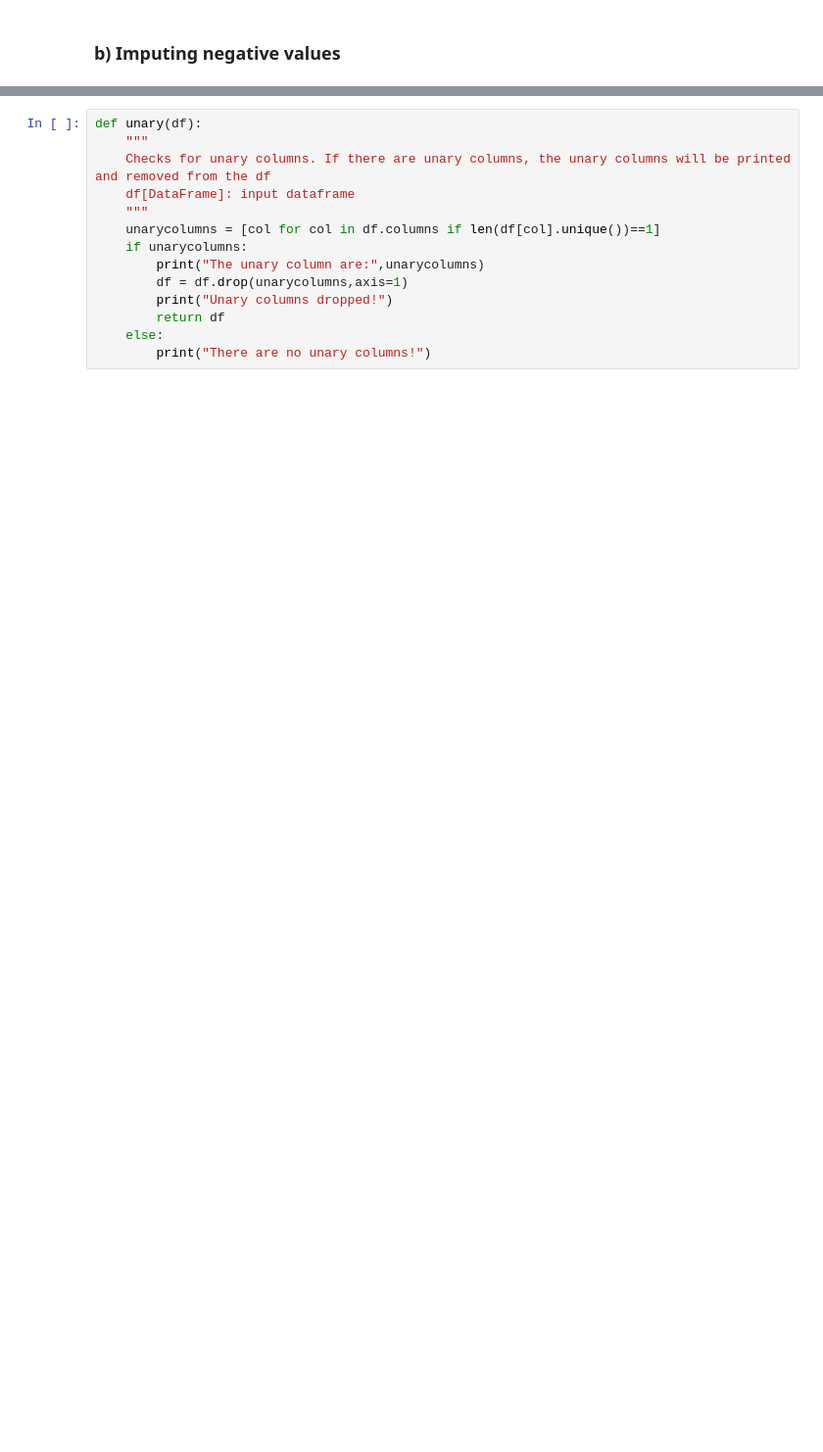
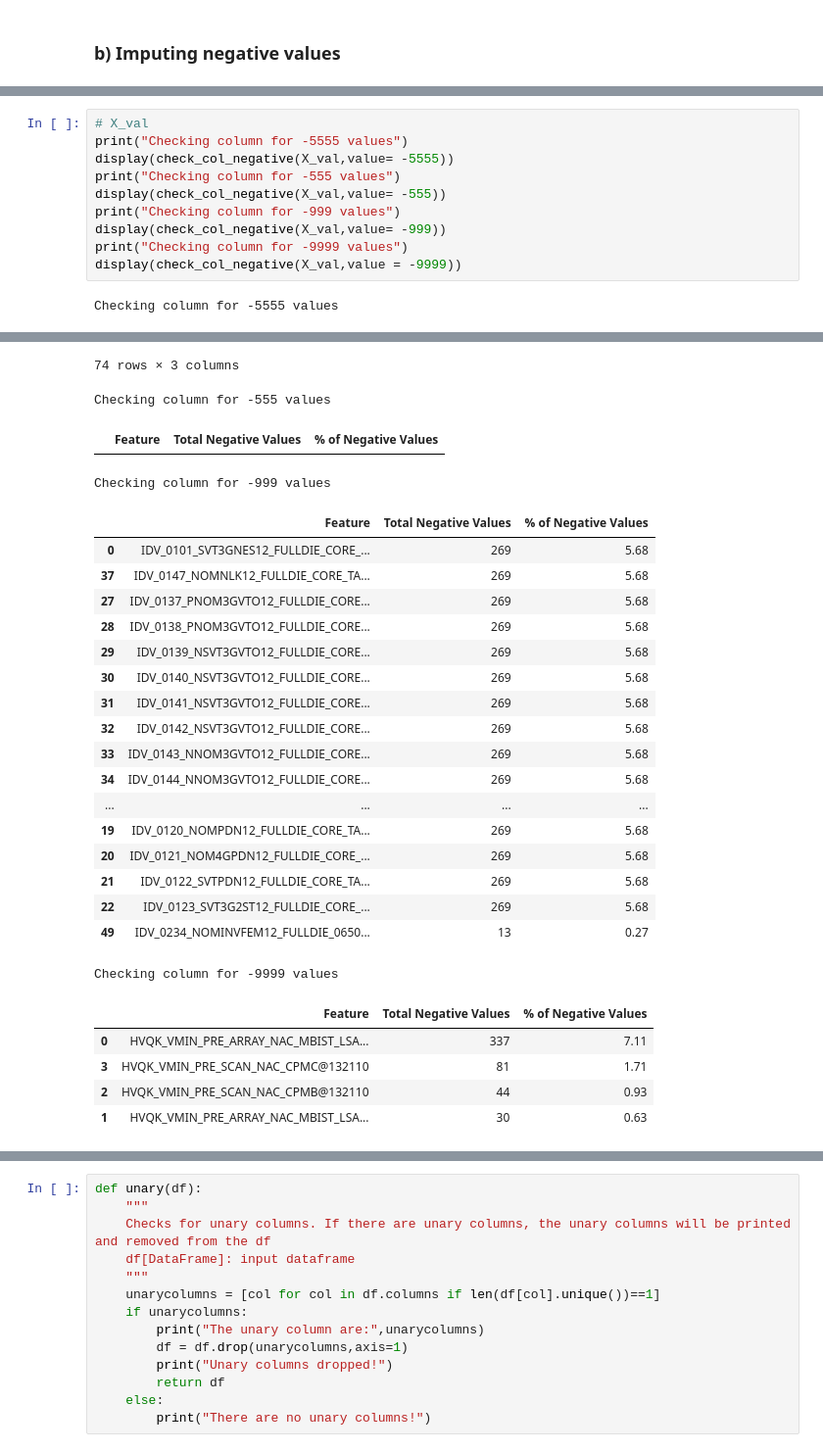
Before and after one commit to NicoleNL/ML-Speckle, a Jupyter notebook: MLSpeckle_20220106.ipynb, the cells around one changed output, grey strips where cells are left out. Shown at 98% size. Drawn from its saved outputs; the diff is of its cells as text; blank space fills up the shorter version.

```diff
--- a/MLSpeckle_20220106.ipynb
+++ b/MLSpeckle_20220106.ipynb
@@ -593,0 +909,12 @@ df = pd.read_csv(path+"df_NegativeValueHandled.csv")
+# %%
+# X_val
+print("Checking column for -5555 values")
+display(check_col_negative(X_val,value= -5555))
+print("Checking column for -555 values")
+display(check_col_negative(X_val,value= -555))
+print("Checking column for -999 values")
+display(check_col_negative(X_val,value= -999))
+print("Checking column for -9999 values")
+display(check_col_negative(X_val,value = -9999))
+# %% [output]
+Checking column for -5555 values
@@ -593,0 +933,27 @@ df = pd.read_csv(path+"df_NegativeValueHandled.csv")
+74 rows × 3 columns
+Checking column for -555 values
+|  | Feature | Total Negative Values | % of Negative Values |
+Checking column for -999 values
+|  | Feature | Total Negative Values | % of Negative Values |
+| 0 | IDV_0101_SVT3GNES12_FULLDIE_CORE_... | 269 | 5.68 |
+| 37 | IDV_0147_NOMNLK12_FULLDIE_CORE_TA... | 269 | 5.68 |
+| 27 | IDV_0137_PNOM3GVTO12_FULLDIE_CORE... | 269 | 5.68 |
+| 28 | IDV_0138_PNOM3GVTO12_FULLDIE_CORE... | 269 | 5.68 |
+| 29 | IDV_0139_NSVT3GVTO12_FULLDIE_CORE... | 269 | 5.68 |
+| 30 | IDV_0140_NSVT3GVTO12_FULLDIE_CORE... | 269 | 5.68 |
+| 31 | IDV_0141_NSVT3GVTO12_FULLDIE_CORE... | 269 | 5.68 |
+| 32 | IDV_0142_NSVT3GVTO12_FULLDIE_CORE... | 269 | 5.68 |
+| 33 | IDV_0143_NNOM3GVTO12_FULLDIE_CORE... | 269 | 5.68 |
+| 34 | IDV_0144_NNOM3GVTO12_FULLDIE_CORE... | 269 | 5.68 |
+| ... | ... | ... | ... |
+| 19 | IDV_0120_NOMPDN12_FULLDIE_CORE_TA... | 269 | 5.68 |
+| 20 | IDV_0121_NOM4GPDN12_FULLDIE_CORE_... | 269 | 5.68 |
+| 21 | IDV_0122_SVTPDN12_FULLDIE_CORE_TA... | 269 | 5.68 |
+| 22 | IDV_0123_SVT3G2ST12_FULLDIE_CORE_... | 269 | 5.68 |
+| 49 | IDV_0234_NOMINVFEM12_FULLDIE_0650... | 13 | 0.27 |
+Checking column for -9999 values
+|  | Feature | Total Negative Values | % of Negative Values |
+| 0 | HVQK_VMIN_PRE_ARRAY_NAC_MBIST_LSA... | 337 | 7.11 |
+| 3 | HVQK_VMIN_PRE_SCAN_NAC_CPMC@132110 | 81 | 1.71 |
+| 2 | HVQK_VMIN_PRE_SCAN_NAC_CPMB@132110 | 44 | 0.93 |
+| 1 | HVQK_VMIN_PRE_ARRAY_NAC_MBIST_LSA... | 30 | 0.63 |
```
Also changed, not shown: parts of 171 cells of this notebook.
